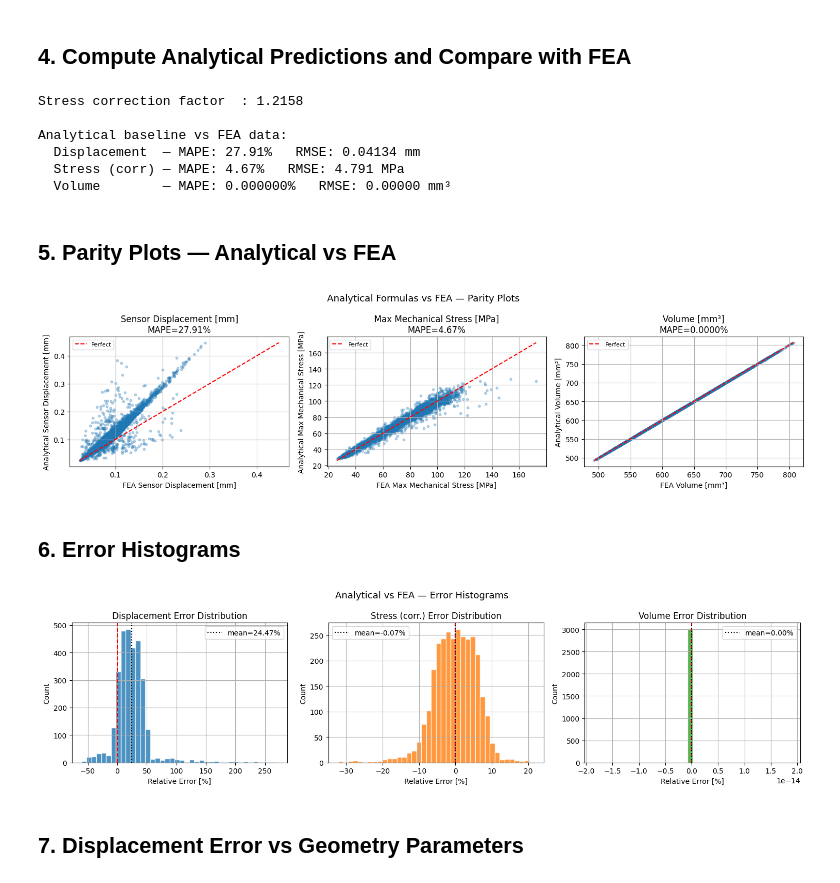
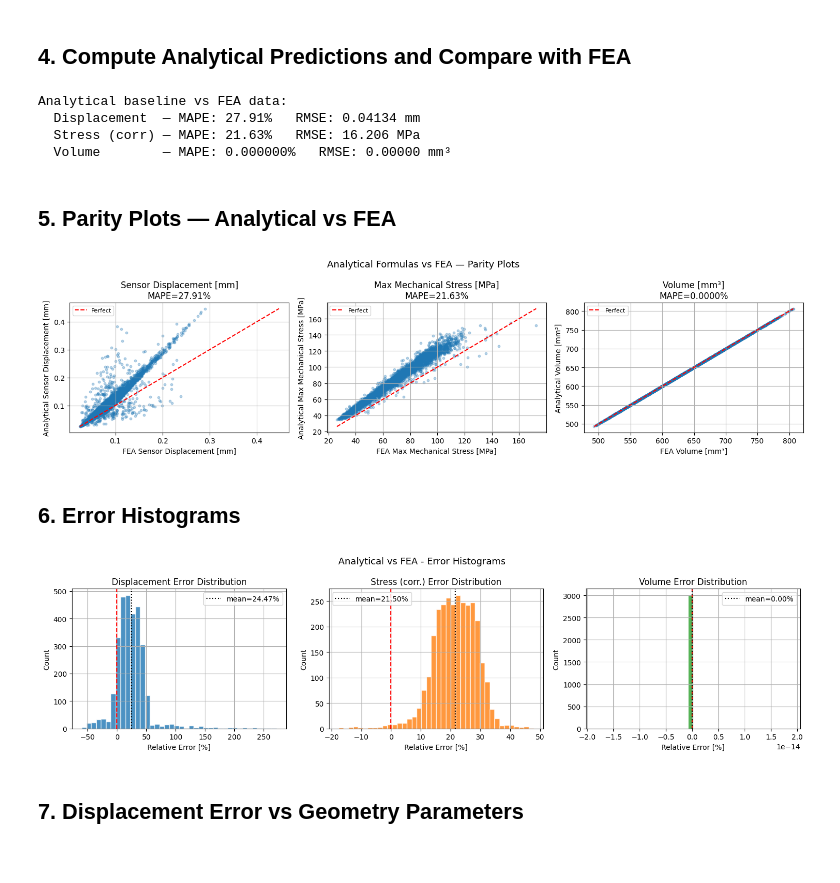
Before and after one commit to airi-utcn/V-Beam-sensor, a Jupyter notebook: Scripts/analytical-formula-analysis.ipynb, the cells around one changed output. Cells and saved outputs as stored; diff of their text form; code cells hidden in the pictures.

```diff
--- a/Scripts/analytical-formula-analysis.ipynb
+++ b/Scripts/analytical-formula-analysis.ipynb
@@ -12,7 +12,7 @@ import matplotlib.pyplot as plt
 # %% [markdown]
 ## 2. Load Data
 # %%
-EXCEL_PATH = "../Data/Datasets/Dataset_mare_5.11.2025 - Copy.xlsx"
+EXCEL_PATH = "../Data/Datasets/Dataset_complet_5.11.2025 - Copy.xlsx"
 
 df = pd.read_excel(EXCEL_PATH)
 print(f"Dataset shape: {df.shape}")
@@ -55,7 +55,6 @@ W_ANCHOR = 3.0
 W_SHAFT  = 3.0
 
 def analytical_numpy(beta_deg, l, w, delta_T, E, alpha_Al):
-    """Beam-column analytical formulas (Model analitic.docx). Inputs may be arrays."""
     beta = beta_deg * np.pi / 180.0
     t    = T_THICK
     A    = w * t
@@ -90,9 +89,9 @@ v_an, s_an, vol_an = analytical_numpy(
     df_clean["Young's Modulus - E"].values, df_clean["CTE - alpha"].values,
 )
 
-sf = df["Equivalent Stress - SigmaEq"] / df["Max Mechanical Stress"]
-STRESS_FACTOR = float(sf.dropna().mean())
-s_an_corr = s_an / STRESS_FACTOR
+# sf = df["Equivalent Stress - SigmaEq"] / df["Max Mechanical Stress"]
+# STRESS_FACTOR = float(sf.dropna().mean())
+# s_an_corr = s_an / STRESS_FACTOR
 
 v_fea   = df_clean["Sensor Displacement"].values
 s_fea   = df_clean["Max Mechanical Stress"].values
@@ -101,47 +100,45 @@ vol_fea = df_clean["Vol"].values
 def mape(pred, true): return np.mean(np.abs(pred - true) / np.abs(true)) * 100
 def rmse(pred, true): return np.sqrt(np.mean((pred - true)**2))
 
-print(f"Stress correction factor  : {STRESS_FACTOR:.4f}")
+# print(f"Stress correction factor  : {STRESS_FACTOR:.4f}")
 print()
 print("Analytical baseline vs FEA data:")
 print(f"  Displacement  — MAPE: {mape(v_an, v_fea):.2f}%   RMSE: {rmse(v_an, v_fea):.5f} mm")
-print(f"  Stress (corr) — MAPE: {mape(s_an_corr, s_fea):.2f}%   RMSE: {rmse(s_an_corr, s_fea):.3f} MPa")
+print(f"  Stress (corr) — MAPE: {mape(s_an, s_fea):.2f}%   RMSE: {rmse(s_an, s_fea):.3f} MPa")
 print(f"  Volume        — MAPE: {mape(vol_an, vol_fea):.6f}%   RMSE: {rmse(vol_an, vol_fea):.5f} mm³")
 # %% [output]
-Stress correction factor  : 1.2158
-
 Analytical baseline vs FEA data:
   Displacement  — MAPE: 27.91%   RMSE: 0.04134 mm
-  Stress (corr) — MAPE: 4.67%   RMSE: 4.791 MPa
+  Stress (corr) — MAPE: 21.63%   RMSE: 16.206 MPa
   Volume        — MAPE: 0.000000%   RMSE: 0.00000 mm³
 # %% [markdown]
 ## 5. Parity Plots — Analytical vs FEA
 # %%
 fig, axes = plt.subplots(1, 3, figsize=(15, 4))
 plot_data = [
     (v_an,      v_fea,   "Sensor Displacement [mm]",     f"MAPE={mape(v_an, v_fea):.2f}%"),
-    (s_an_corr, s_fea,   "Max Mechanical Stress [MPa]",  f"MAPE={mape(s_an_corr, s_fea):.2f}%"),
+    (s_an, s_fea,   "Max Mechanical Stress [MPa]",  f"MAPE={mape(s_an, s_fea):.2f}%"),
     (vol_an,    vol_fea, "Volume [mm³]",             f"MAPE={mape(vol_an, vol_fea):.4f}%"),
 ]
 
 for ax, (pred, true, label, info) in zip(axes, plot_data):
     ax.scatter(true, pred, alpha=0.3, s=10, color="tab:blue")
     lims = [min(true.min(), pred.min()), max(true.max(), pred.max())]
     ax.plot(lims, lims, "r--", lw=1.5, label="Perfect")
     ax.set_xlabel(f"FEA {label}"); ax.set_ylabel(f"Analytical {label}")
     ax.set_title(f"{label}\n{info}"); ax.legend(fontsize=8); ax.grid(True)
 
 plt.suptitle("Analytical Formulas vs FEA — Parity Plots", fontsize=13)
 plt.tight_layout(); plt.show()
 # %% [output]
-[figure, old version]
+[figure, new version]
 # %% [markdown]
 ## 6. Error Histograms
 # %%
 fig, axes = plt.subplots(1, 3, figsize=(15, 4))
 err_data = [
     ((v_an - v_fea) / v_fea * 100,           "Displacement",    "tab:blue"),
-    ((s_an_corr - s_fea) / s_fea * 100,       "Stress (corr.)", "tab:orange"),
+    ((s_an - s_fea) / s_fea * 100,       "Stress (corr.)", "tab:orange"),
     ((vol_an - vol_fea) / vol_fea * 100,       "Volume",          "tab:green"),
 ]
 
@@ -153,10 +150,10 @@ for ax, (err, label, color) in zip(axes, err_data):
     ax.set_xlabel("Relative Error [%]"); ax.set_ylabel("Count")
     ax.set_title(f"{label} Error Distribution"); ax.legend(); ax.grid(True)
 
-plt.suptitle("Analytical vs FEA — Error Histograms", fontsize=13)
+plt.suptitle("Analytical vs FEA - Error Histograms", fontsize=13)
 plt.tight_layout(); plt.show()
 # %% [output]
-[figure, old version]
+[figure, new version]
 # %% [markdown]
 ## 7. Displacement Error vs Geometry Parameters
 # %%
```
Also changed, not shown: parts of 2 cells of this notebook, 15 other files.
